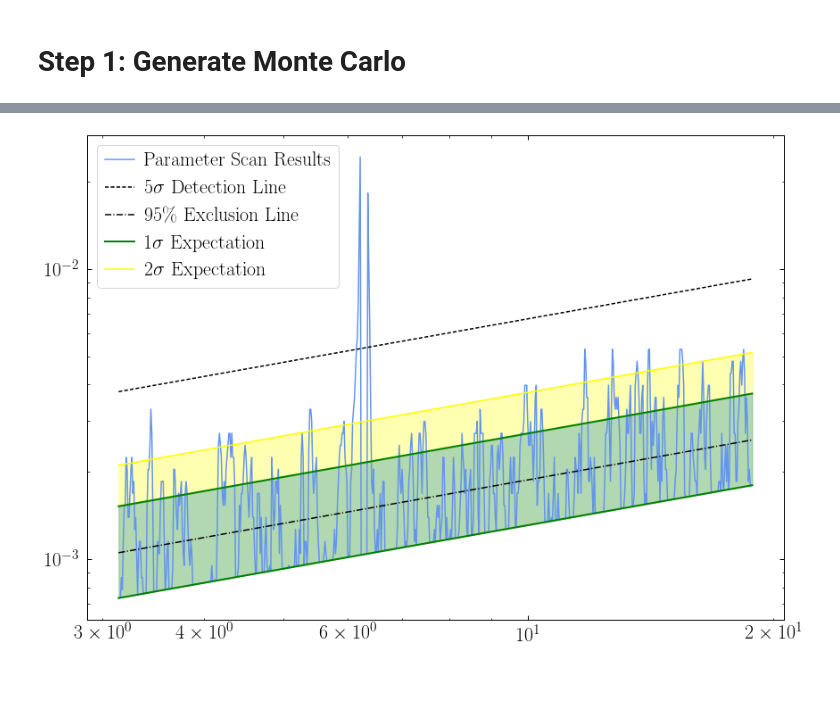
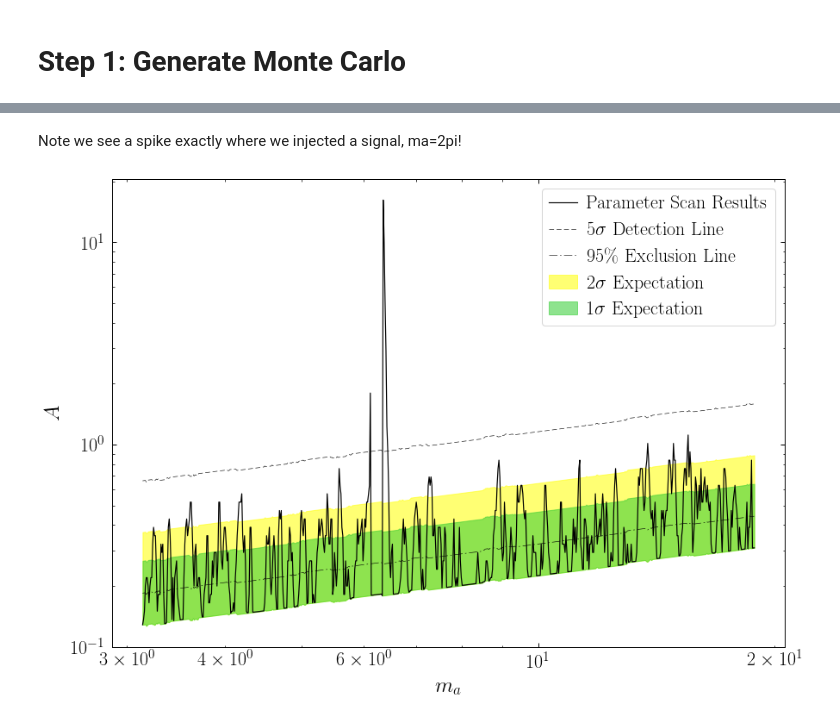
Before and after one commit to bsafdi/AxiScan, a Jupyter notebook: ABRA_Example_Analysis.ipynb, the cells around one changed output, grey strips where cells are left out. Cells and saved outputs as stored; diff of their text form; code cells hidden in the pictures; blank space fills up the shorter version.

```diff
--- a/ABRA_Example_Analysis.ipynb
+++ b/ABRA_Example_Analysis.ipynb
@@ -43,7 +43,7 @@ mpl.rcParams['text.usetex'] = True
 
 # Axes
 mpl.rcParams['axes.linewidth'] = 1.0
-mpl.rcParams['axes.labelsize'] = 22
+mpl.rcParams['axes.labelsize'] = 25
 mpl.rcParams['axes.labelpad'] = 9.0
 
 # Tick marks - the essence of life
@@ -100,10 +102,10 @@ c = 299792.458 # [km/s]
 
 # Signal parameters
 mass = 2*np.pi
-A = 100
+A = 100.
 
 # Background parameter
-PSDback =  100.0
+PSDback = 100.0
 
 # Frequencies to scan over - check we have enough to resolve the masses
 freqMin = .5
@@ -115,10 +117,22 @@ if (3.*(v0_Halo + vObs_Halo)**2. / c**2.) / (freqs[1] - freqs[0]) * freqMin < 15
     print('Do not continue! Masses will not be sufficiently resolved!')
 
 # Number of times we will be stacking the data
-N_stacked = 3 #1000 # 3
+N_stacked = 3
 
 # Setup random number  generator seed
 seed = 0
 
 # Now generate the PSD
 PSD = PSD_MC_Gen.PSD_gen(freqs, mass, A, PSDback, v0_Halo, vObs_Halo, N_stacked, seed)
+
+# Plot the data in full, and zoom in around the signal
+plt.plot(freqs, PSD)
+plt.ylabel(r'$S_{\Phi\Phi}$')
+plt.xlabel(r'$f$  [Hz]')
+plt.show()
+
+plt.plot(freqs, PSD)
+plt.ylabel(r'$S_{\Phi\Phi}$')
+plt.xlabel(r'$f$  [Hz]')
+plt.xlim(.99, 1.04)
+plt.show()
@@ -141,25 +176,32 @@ PSDback_bins = 1
+# %% [markdown]
+Note we see a spike exactly where we injected a signal, ma=2pi!
 # %%
-mass_TestSet, A_limits, exclusion, exclusion1Lo, exclusion1Up, exclusion2Up, detection = ABRA_Limit.axion_limit_params(PSD, freqs, PSD_testMin, PSD_testMax, PSDback_bins,
-                              num_stacked = N_stacked, v0 = v0_Halo, vObs = vObs_Halo)
+# Setup background PSD scan parameters - do a very simple scan
+PSD_testMin = 99.0
+PSD_testMax = 101.0
+PSDback_bins = 3
 
+# Analyze data
+mass_TestSet, A_limits, median, Sig1Lo, Sig1Up, Sig2Up, detection \
+    = ABRA_Limit.axion_limit_params(PSD, freqs, PSD_testMin, PSD_testMax, PSDback_bins,
+                                    num_stacked = N_stacked, v0 = v0_Halo, vObs = vObs_Halo,
+                                    dataisFFT=False)
 
-plt.plot(mass_TestSet[:], A_limits[:], c = 'C0', label = r'Parameter Scan Results')
-plt.plot(mass_TestSet, detection, c= 'black', ls = '--', label = r'5$\sigma$ Detection Line')
-plt.plot(mass_TestSet, exclusion, c= 'black', ls = 'dashdot', label = r'95\% Exclusion Line')
+# Create Limit Plot
+plt.plot(mass_TestSet[:], A_limits[:], c = 'black', label = r'Parameter Scan Results', lw=1.2)
+plt.plot(mass_TestSet, detection, c= 'black', ls = 'dashed', label = r'5$\sigma$ Detection Line', lw=0.6)
+plt.plot(mass_TestSet, median, c= 'black', ls = 'dashdot', label = r'95\% Exclusion Line', lw=0.6)
 
+plt.fill_between(mass_TestSet, Sig2Up, Sig1Lo, color = 'yellow', alpha = .55,
+                 label = r'2$\sigma$ Expectation')
+plt.fill_between(mass_TestSet, Sig1Up, Sig1Lo, color = 'limegreen', alpha = .55,
+                 label = r'1$\sigma$ Expectation')
 
-plt.plot(mass_TestSet, exclusion1Lo, c = 'green', lw = 2, label = r'1$\sigma$ Expectation')
-plt.plot(mass_TestSet, exclusion1Up, c= 'green', lw = 2)
-plt.fill_between(mass_TestSet, exclusion1Up, exclusion1Lo, color = 'green', alpha = .3)
-
-
-plt.plot(mass_TestSet, exclusion2Up, c = 'yellow', label = r'2$\sigma$ Expectation')
-plt.fill_between(mass_TestSet, exclusion2Up, exclusion1Up, color = 'yellow', alpha = .3)
-
+plt.ylabel(r'$A$')
+plt.xlabel(r'$m_a$')
 plt.xscale('log')
 plt.yscale('log')
 plt.legend()
-
 plt.show()
 # %% [output]
-[figure, old version]
+[figure, new version]
```
Also changed, not shown: parts of 10 cells of this notebook.
